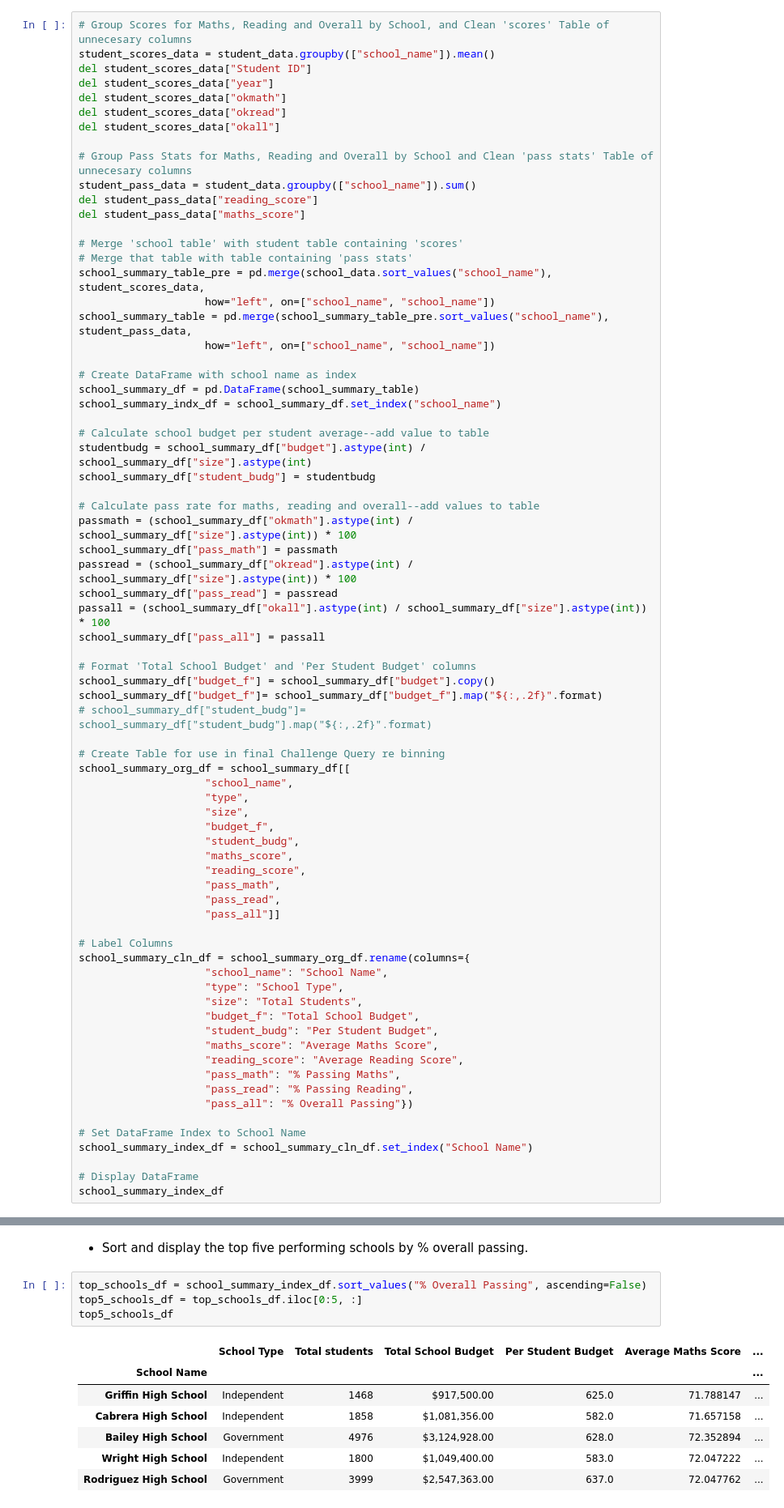
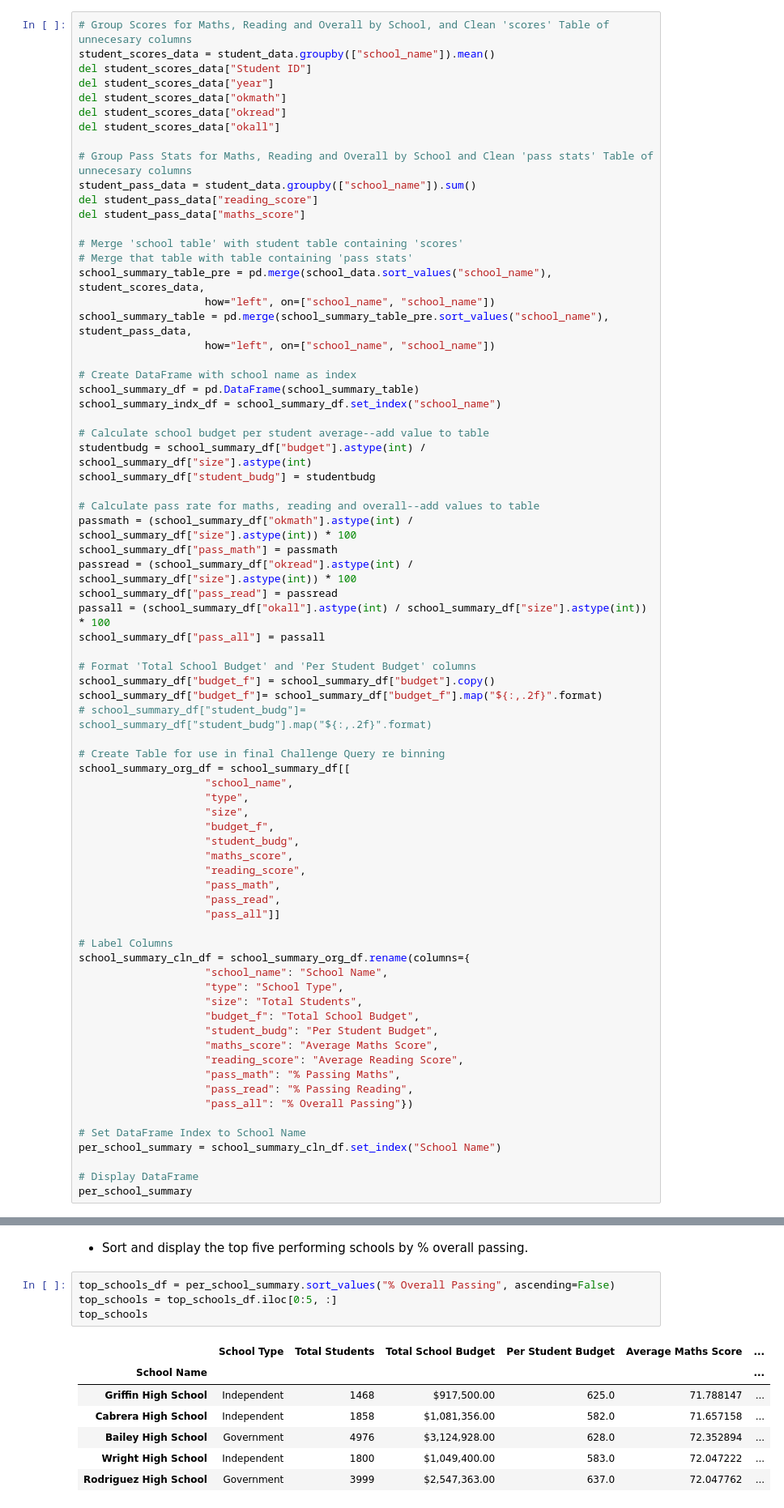
Before and after one commit to jgausachs/pandas-challenge, a Jupyter notebook: PyCitySchools/PyCitySchools.ipynb, the cells around one changed output, grey strips where cells are left out. Shown at 81% size. Drawn from its saved outputs; the diff is of its cells as text.

Commit message:
Revised variable names and annotated script

```diff
--- a/PyCitySchools/PyCitySchools.ipynb
+++ b/PyCitySchools/PyCitySchools.ipynb
@@ -169,10 +169,10 @@ school_summary_cln_df = school_summary_org_df.rename(columns={
                     "pass_all": "% Overall Passing"})
 
 # Set DataFrame Index to School Name
-school_summary_index_df = school_summary_cln_df.set_index("School Name")
+per_school_summary = school_summary_cln_df.set_index("School Name")
 
 # Display DataFrame
-school_summary_index_df
+per_school_summary
 # %% [output]
 |  | School Type | Total Students | Total School Budget | Per Student Budget | Average Maths Score | ... |
 | School Name |  |  |  |  |  | ... |
@@ -196,11 +196,11 @@ school_summary_index_df
 # %% [markdown]
 * Sort and display the top five performing schools by % overall passing.
 # %%
-top_schools_df = school_summary_index_df.sort_values("% Overall Passing", ascending=False)
-top5_schools_df = top_schools_df.iloc[0:5, :]
-top5_schools_df
+top_schools_df = per_school_summary.sort_values("% Overall Passing", ascending=False)
+top_schools = top_schools_df.iloc[0:5, :]
+top_schools
 # %% [output]
-|  | School Type | Total students | Total School Budget | Per Student Budget | Average Maths Score | ... |
+|  | School Type | Total Students | Total School Budget | Per Student Budget | Average Maths Score | ... |
 | School Name |  |  |  |  |  | ... |
 | Griffin High School | Independent | 1468 | $917,500.00 | 625.0 | 71.788147 | ... |
 | Cabrera High School | Independent | 1858 | $1,081,356.00 | 582.0 | 71.657158 | ... |
```
Also changed, not shown: parts of 7 cells of this notebook.
